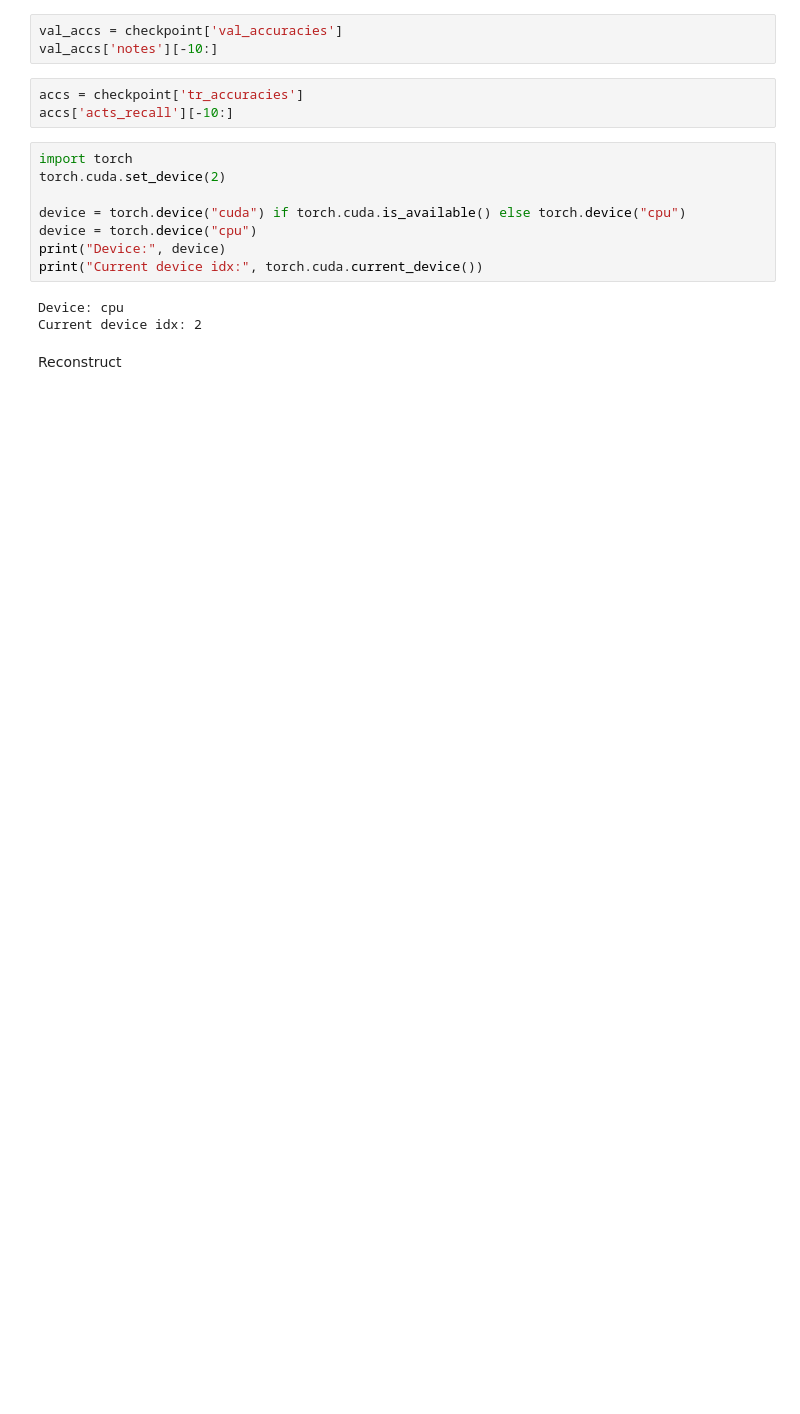
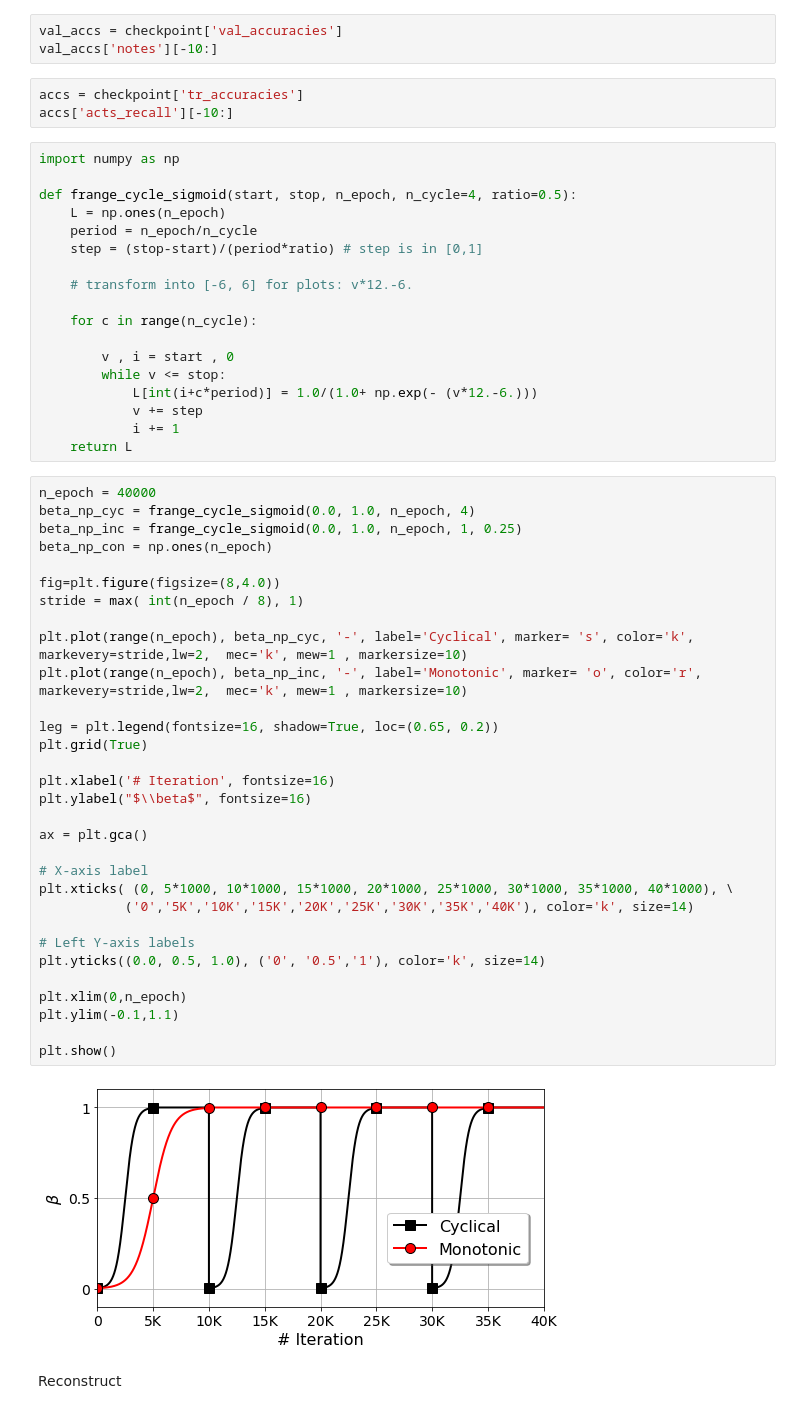
Before and after one commit to EmanueleCosenza/polyphemus, a Jupyter notebook: plot.ipynb, the cells around one changed output. Drawn from its saved outputs; the diff is of its cells as text; blank space fills up the shorter version.

```diff
--- a/plot.ipynb
+++ b/plot.ipynb
@@ -87,16 +124,56 @@ val_accs['notes'][-10:]
 # %%
 accs = checkpoint['tr_accuracies']
 accs['acts_recall'][-10:]
-# %%
-import torch
-torch.cuda.set_device(2)
-
-device = torch.device("cuda") if torch.cuda.is_available() else torch.device("cpu")
-device = torch.device("cpu")
-print("Device:", device)
-print("Current device idx:", torch.cuda.current_device())
-# %% [output]
-Device: cpu
-Current device idx: 2
+# %%
+import numpy as np
+
+def frange_cycle_sigmoid(start, stop, n_epoch, n_cycle=4, ratio=0.5):
+    L = np.ones(n_epoch)
+    period = n_epoch/n_cycle
+    step = (stop-start)/(period*ratio) # step is in [0,1]
+
+    # transform into [-6, 6] for plots: v*12.-6.
+
+    for c in range(n_cycle):
+
+        v , i = start , 0
+        while v <= stop:
+            L[int(i+c*period)] = 1.0/(1.0+ np.exp(- (v*12.-6.)))
+            v += step
+            i += 1
+    return L
+# %%
+n_epoch = 40000
+beta_np_cyc = frange_cycle_sigmoid(0.0, 1.0, n_epoch, 4)
+beta_np_inc = frange_cycle_sigmoid(0.0, 1.0, n_epoch, 1, 0.25)
+beta_np_con = np.ones(n_epoch)
+
+fig=plt.figure(figsize=(8,4.0))
+stride = max( int(n_epoch / 8), 1)
+
+plt.plot(range(n_epoch), beta_np_cyc, '-', label='Cyclical', marker= 's', color='k', markevery=stride,lw=2,  mec='k', mew=1 , markersize=10)
+plt.plot(range(n_epoch), beta_np_inc, '-', label='Monotonic', marker= 'o', color='r', markevery=stride,lw=2,  mec='k', mew=1 , markersize=10)
+
+leg = plt.legend(fontsize=16, shadow=True, loc=(0.65, 0.2))
+plt.grid(True)
+
+plt.xlabel('# Iteration', fontsize=16)
+plt.ylabel("$\\beta$", fontsize=16)
+
+ax = plt.gca()
+
+# X-axis label
+plt.xticks( (0, 5*1000, 10*1000, 15*1000, 20*1000, 25*1000, 30*1000, 35*1000, 40*1000), \
+           ('0','5K','10K','15K','20K','25K','30K','35K','40K'), color='k', size=14)
+
+# Left Y-axis labels
+plt.yticks((0.0, 0.5, 1.0), ('0', '0.5','1'), color='k', size=14)
+
+plt.xlim(0,n_epoch)
+plt.ylim(-0.1,1.1)
+
+plt.show()
+# %% [output]
+[figure, added]
 # %% [markdown]
 Reconstruct
```
Also changed, not shown: parts of 26 cells of this notebook.
